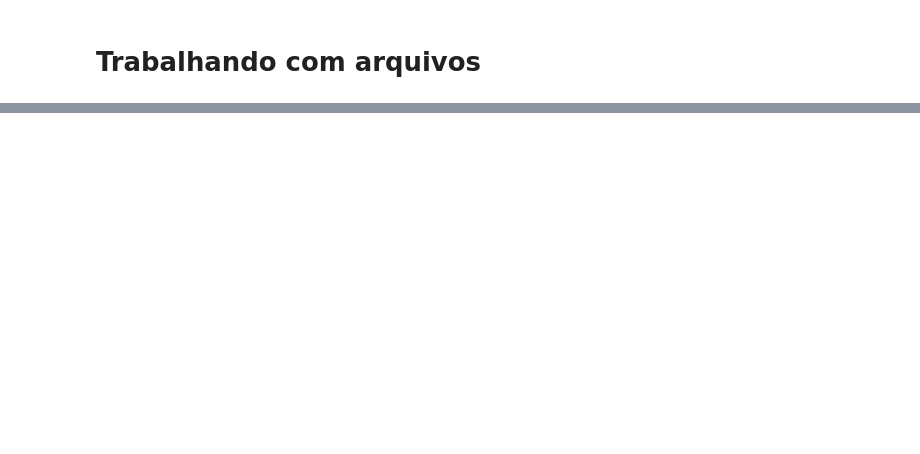
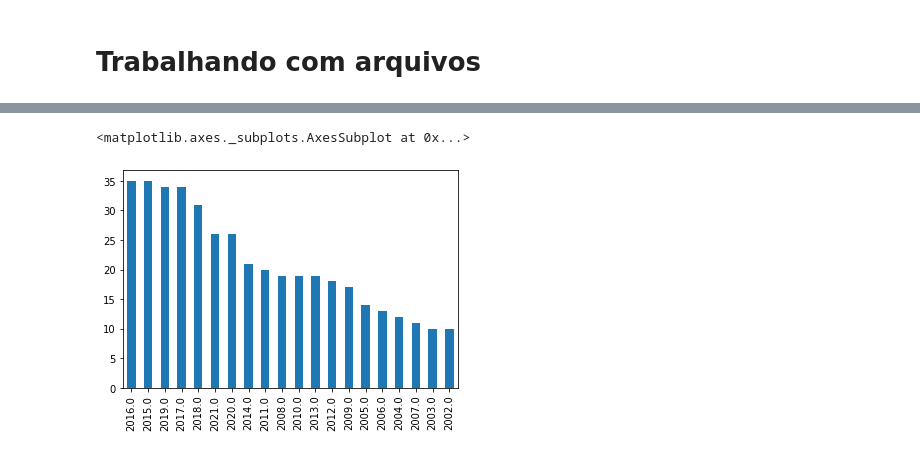
Before and after one commit to Castejones/analise_dados, a Jupyter notebook: Analise_Dados.ipynb, the cells around one changed output, grey strips where cells are left out. Drawn from its saved outputs; the diff is of its cells as text; code cells hidden in the pictures; blank space fills up the shorter version.

```diff
--- a/Analise_Dados.ipynb
+++ b/Analise_Dados.ipynb
@@ -130,7 +130,7 @@ barras
 # %% [markdown]
 # Trabalhando com arquivos
 # %%
-csv= "contexto_inter.csv"
+csv= "https://raw.githubusercontent.com/Castejones/analise_dados/main/contexto_inter.csv"
 contexto=pd.read_csv(csv)
-contexto
+type(contexto.iloc[0]["AB"])
 # %% [output]
@@ -149,0 +209,3 @@ contexto
+# %%
+frequencia = contexto["PY"].value_counts()
+frequencia
@@ -149,0 +230,6 @@ contexto
+# %%
+barras = frequencia.plot(kind="bar")
+barras
+# %% [output]
+<matplotlib.axes._subplots.AxesSubplot at 0x...>
+[figure, added]
```
Also changed, not shown: parts of 15 cells of this notebook.
